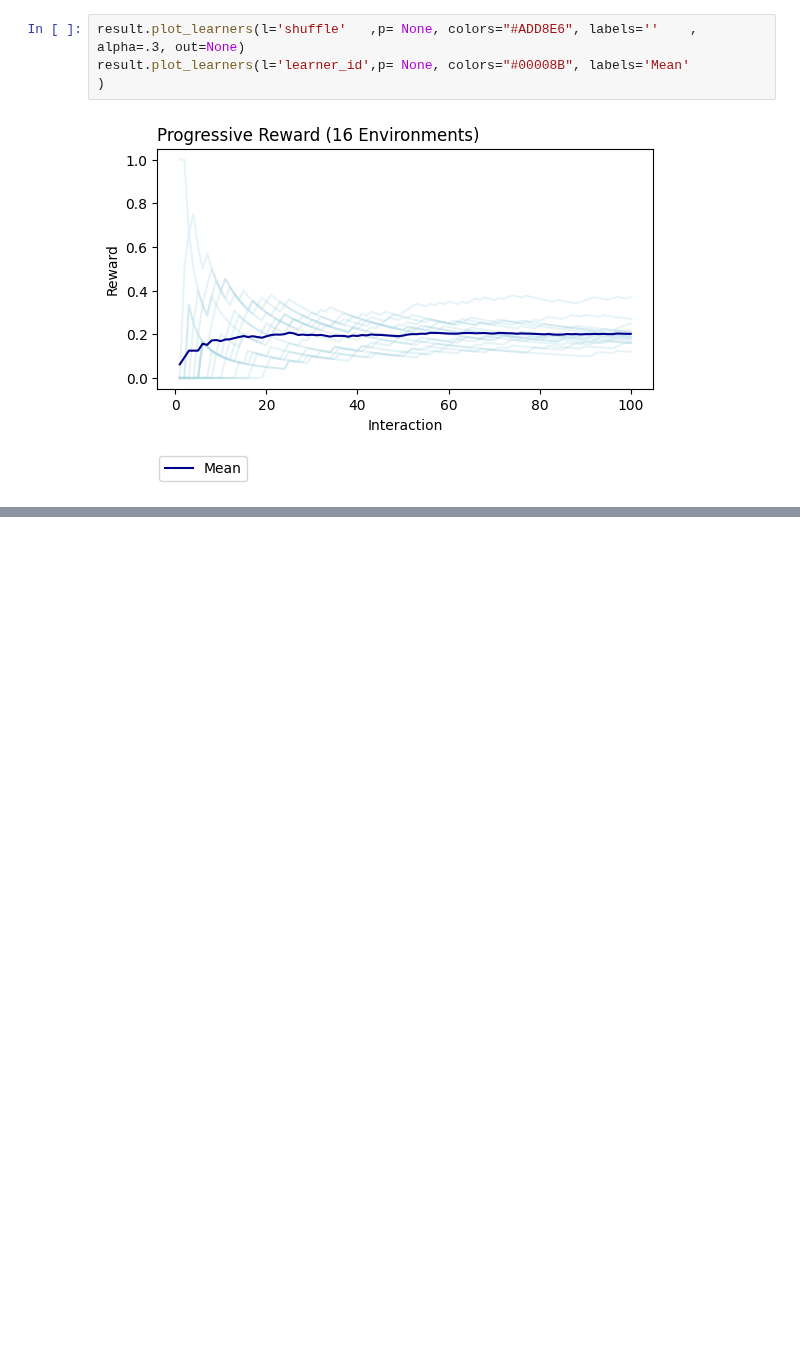
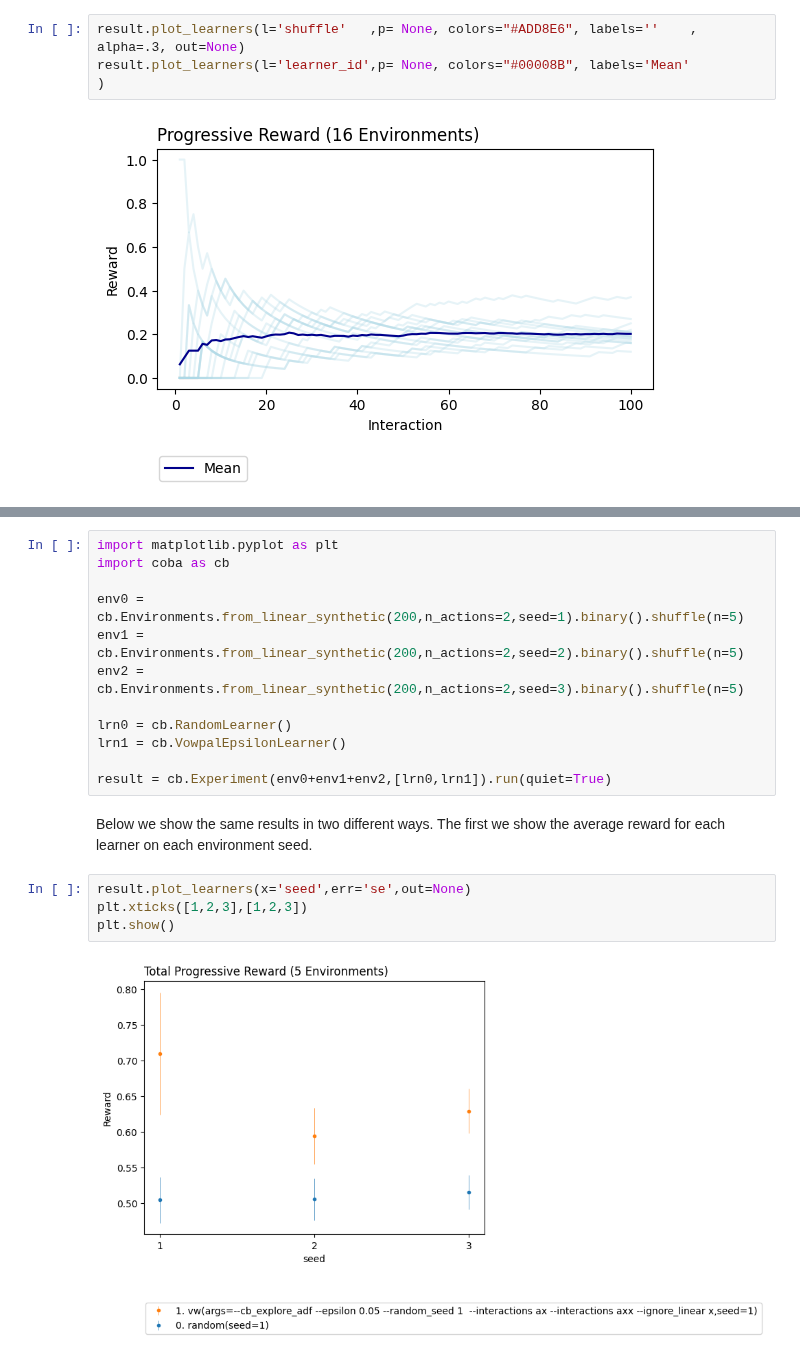
Before and after one commit to VowpalWabbit/coba, a Jupyter notebook: examples/notebooks/Results Advanced.ipynb, the cells around one changed output, grey strips where cells are left out. Cells and saved outputs as stored; diff of their text form; blank space fills up the shorter version.

```diff
--- a/examples/notebooks/Results Advanced.ipynb
+++ b/examples/notebooks/Results Advanced.ipynb
@@ -188,0 +192,20 @@ result.plot_learners(l='learner_id',p= None, colors="#00008B", labels='Mean'
+# %%
+import matplotlib.pyplot as plt
+import coba as cb
+
+env0 = cb.Environments.from_linear_synthetic(200,n_actions=2,seed=1).binary().shuffle(n=5)
+env1 = cb.Environments.from_linear_synthetic(200,n_actions=2,seed=2).binary().shuffle(n=5)
+env2 = cb.Environments.from_linear_synthetic(200,n_actions=2,seed=3).binary().shuffle(n=5)
+
+lrn0 = cb.RandomLearner()
+lrn1 = cb.VowpalEpsilonLearner()
+
+result = cb.Experiment(env0+env1+env2,[lrn0,lrn1]).run(quiet=True)
+# %% [markdown]
+Below we show the same results in two different ways. The first we show the average reward for each learner on each environment seed.
+# %%
+result.plot_learners(x='seed',err='se',out=None)
+plt.xticks([1,2,3],[1,2,3])
+plt.show()
+# %% [output]
+[figure, added]
```
Also changed, not shown: parts of 11 cells of this notebook, 8 other files.
